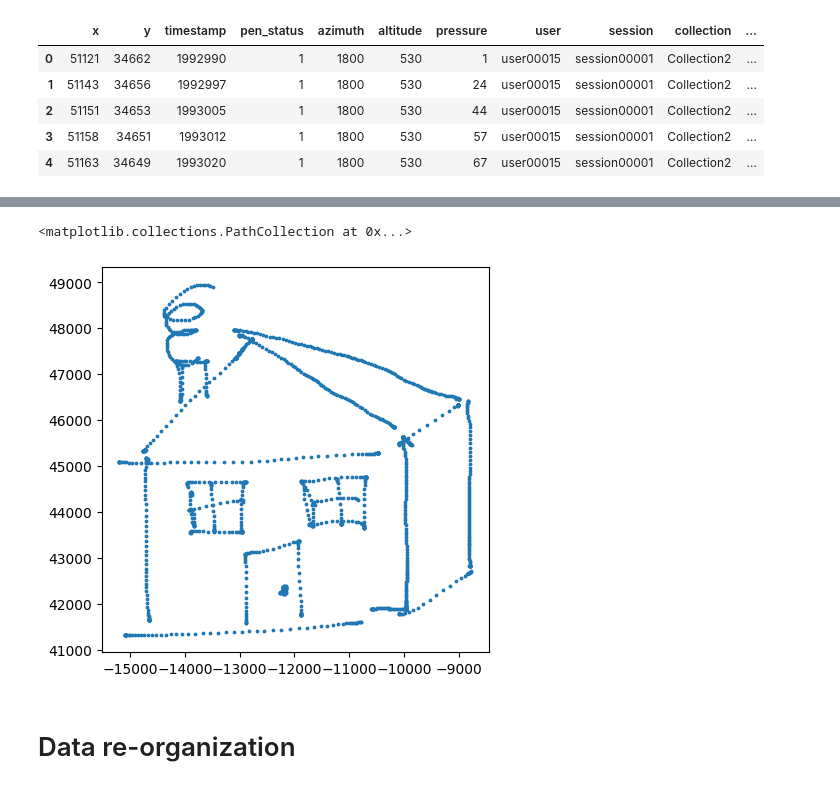
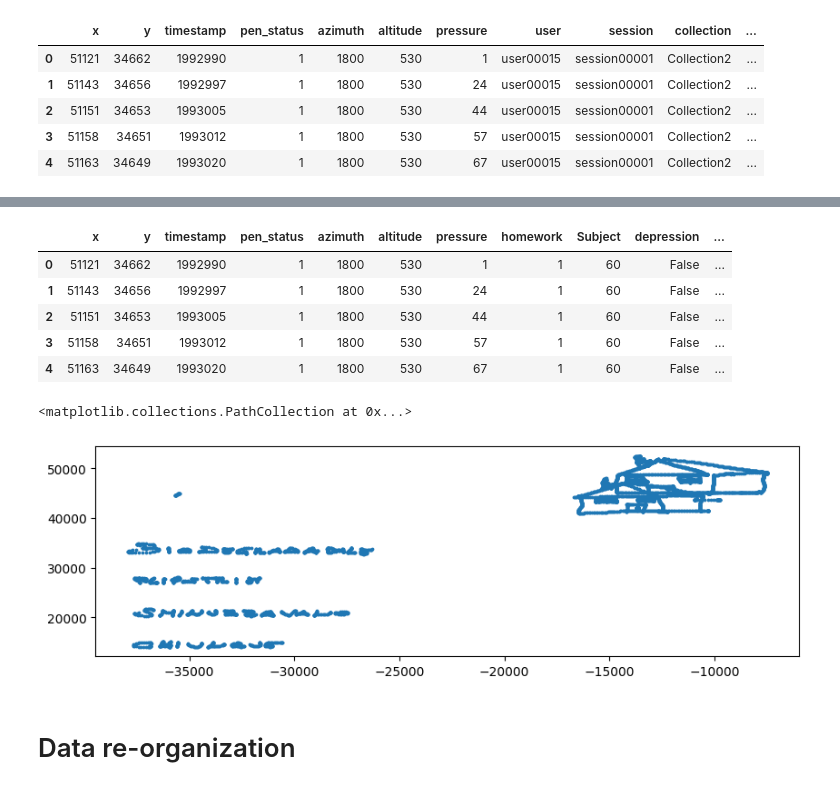
Before and after one commit to PosgradoMNA/Proyecto_Integrador_Equipo_11, a Jupyter notebook: notebooks/DataPreparation.ipynb, the cells around one changed output, grey strips where cells are left out. Drawn from its saved outputs; the diff is of its cells as text; code cells hidden in the pictures.

Commit message:
ftr: data preparation includes labels transformation

```diff
--- a/notebooks/DataPreparation.ipynb
+++ b/notebooks/DataPreparation.ipynb
@@ -91,12 +95,22 @@ labeled_data[labeled_data['Subject']==1]
+# %%
+labeled_data.head()
+# %% [output]
+|  | x | y | timestamp | pen_status | azimuth | altitude | pressure | homework | Subject | depression | ... |
+| 0 | 51121 | 34662 | 1992990 | 1 | 1800 | 530 | 1 | 1 | 60 | False | ... |
+| 1 | 51143 | 34656 | 1992997 | 1 | 1800 | 530 | 24 | 1 | 60 | False | ... |
+| 2 | 51151 | 34653 | 1993005 | 1 | 1800 | 530 | 44 | 1 | 60 | False | ... |
+| 3 | 51158 | 34651 | 1993012 | 1 | 1800 | 530 | 57 | 1 | 60 | False | ... |
+| 4 | 51163 | 34649 | 1993020 | 1 | 1800 | 530 | 67 | 1 | 60 | False | ... |
 # %%
 import matplotlib.pyplot as plt
 
-sample_subject_data = labeled_data[(labeled_data['Subject']==1) & (labeled_data['pen_status']==1) & (labeled_data['homework']==2)]
-plt.figure(figsize=(5,5))
+labeled_data = pd.read_parquet('../data/raw_binary/labeled_data.parquet')
+sample_subject_data = labeled_data[(labeled_data['pen_status']==1) & (labeled_data['homework']==0)]
+plt.figure(figsize=(10,3))
 plt.scatter(-sample_subject_data['y'], sample_subject_data['x'], s=3)
 # %% [output]
 <matplotlib.collections.PathCollection at 0x...>
-[figure, old version]
+[figure, new version]
 # %%
 labeled_data.to_parquet('../data/raw_binary/labeled_data.parquet')
 # %% [markdown]
```
Also changed, not shown: parts of 4 cells of this notebook.
